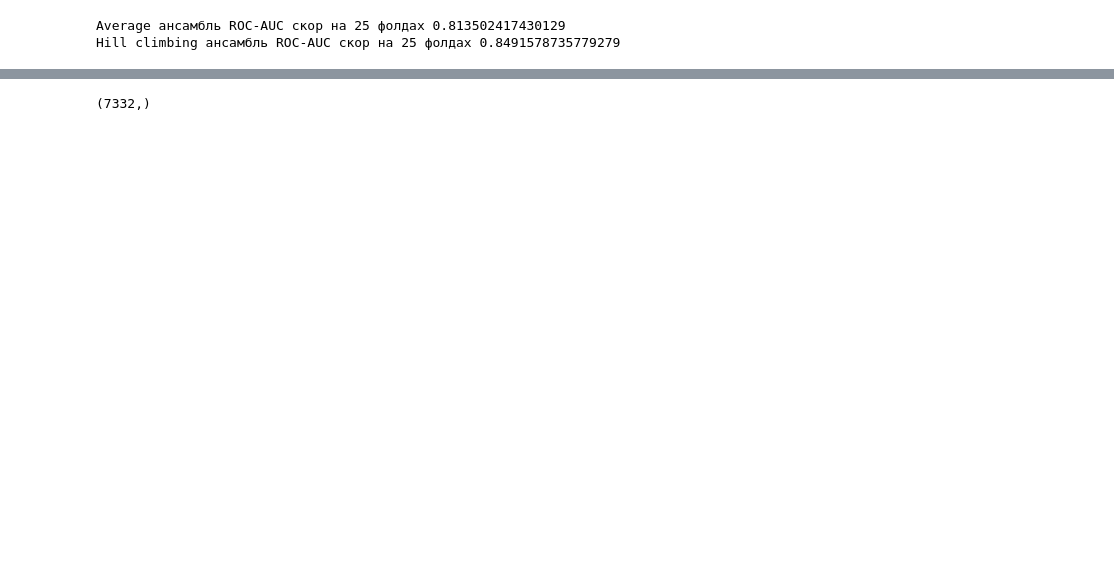
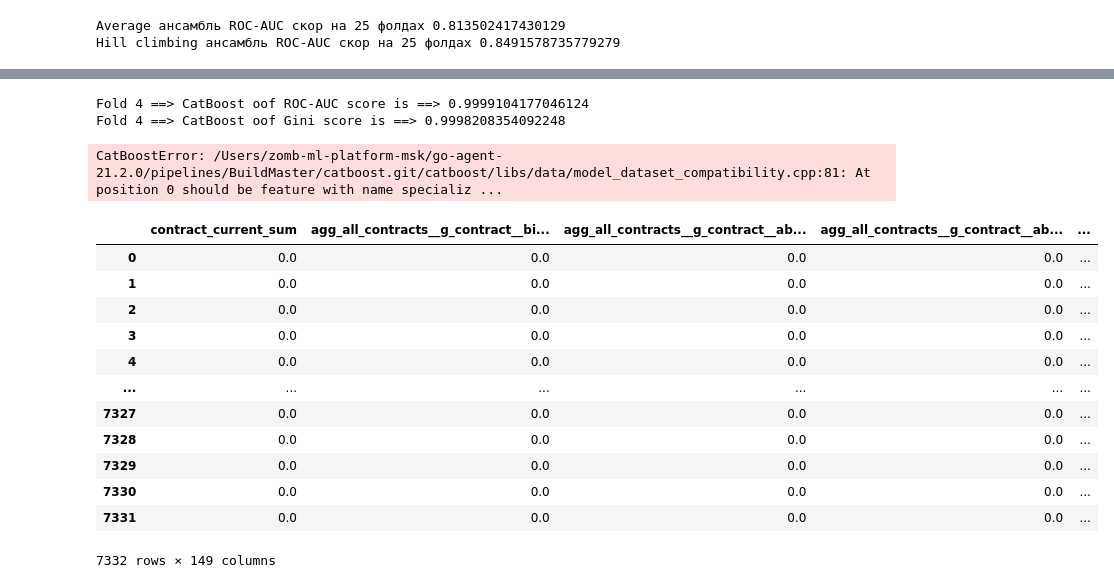
Before and after one commit to Scorpgodwest/contractor_churn_prediction, a Jupyter notebook: research/hill_climbing_ensemble.ipynb, the cells around one changed output, grey strips where cells are left out. Cells and saved outputs as stored; diff of their text form; code cells hidden in the pictures; blank space fills up the shorter version.

```diff
--- a/research/hill_climbing_ensemble.ipynb
+++ b/research/hill_climbing_ensemble.ipynb
@@ -450,4 +428,34 @@ print('Hill climbing ансамбль ROC-AUC скор на 25 фолдах', np
 # %% [output]
 Average ансамбль ROC-AUC скор на 25 фолдах 0.813502417430129
 Hill climbing ансамбль ROC-AUC скор на 25 фолдах 0.8491578735779279
+# %%
+RF_pred_train = Cat_md.predict_proba(X)[:, 1]
+ET_pred_train = Cat_md.predict_proba(X)[:, 1]
+hist_pred_train = Cat_md.predict_proba(X)[:, 1]
+lgb_pred_train = Cat_md.predict_proba(X)[:, 1]
+xgb_pred_train = Cat_md.predict_proba(X)[:, 1]
+cat_pred_train = Cat_md.predict_proba(X)[:, 1]
+ens_preds_train = (RF_pred_train + ET_pred_train + hist_pred_train + lgb_pred_train + xgb_pred_train + cat_pred_train) / 6
+# %%
+X_prob = pd.read_csv('../data/train_X.csv').fillna(0)
+
+def process_diff(X, score, for_train=True, prob_diff_cols=None):
+    X_prob = X.copy()
+    X_prob['score'] = score
+
+    X_prob['report_date'] = pd.to_datetime(X_prob['report_date'])
+    X_prob_sorted = X_prob.sort_values(by=['contract_id', 'report_date'])
+    X_prob_sorted = X_prob.drop(['report_date', 'contract_date'], axis=1)
+    X_prob_diff = X_prob_sorted.groupby('contract_id').transform(lambda x: x.diff())
+    X_prob_diff['score_orig'] = score
+    X_prob_diff = X_prob_diff.fillna(0)
+    if for_train:
+        X_prob_diff = X_prob_diff.loc[:, (X_prob_diff != 0).any(axis=0)]
+    else:
+        X_prob_diff = X_prob_diff[prob_diff_cols]
+
+    # X_prob_with_diff = pd.concat([X_prob_sorted, X_prob_diff.add_suffix('_diff')], axis=1)
+    return X_prob_diff, X_prob_diff.columns.tolist()
+
+X_prob_diff, prob_diff_cols = process_diff(X_prob, ens_preds_train, for_train=True)
 # %%
@@ -456,9 +511,47 @@ ens_preds_test_hill = pd.DataFrame(hill_ens_preds).apply(np.mean, axis = 0)
 # %%
-ens_preds_test.shape
+cat_diff_final = CatBoostClassifier(
+        loss_function='Logloss',
+        iterations=500,
+        depth=best_params_cat['depth'],
+        learning_rate=best_params_cat['learning_rate'],
+        l2_leaf_reg=best_params_cat['l2_leaf_reg'],
+        bagging_temperature=best_params_cat['bagging_temperature'],
+        border_count=best_params_cat['border_count'],
+        random_strength=best_params_cat['random_strength'],
+        verbose=False,
+        random_seed=42,
+        task_type='CPU'
+    ).fit(X_prob_diff, Y)
+cat_diff_pred_train = cat_diff_final.predict_proba(X_prob_diff)[:, 1]
+print('Fold', i, '==> CatBoost oof ROC-AUC score is ==>', roc_auc_score(Y, cat_diff_pred_train))
+print('Fold', i, '==> CatBoost oof Gini score is ==>', gini_coefficient(Y, cat_diff_pred_train))
 # %% [output]
-(7332,)
+Fold 4 ==> CatBoost oof ROC-AUC score is ==> 0.9999104177046124
+Fold 4 ==> CatBoost oof Gini score is ==> 0.9998208354092248
 # %%
+ens_preds_test_average = pd.DataFrame(ens_preds).apply(np.mean, axis = 0)
+ens_preds_test_hill = pd.DataFrame(hill_ens_preds).apply(np.mean, axis = 0)
+
 submit = pd.read_csv('../data/test1_X.csv').fillna(0)[['contract_id', 'report_date']]
-submit['score'] = ens_preds_test
+submit['score'] = ens_preds_test_hill
 # %%
-submit.to_csv('../submissions/hill_climbin_submission.csv', index=False)
+test_cv_diff, test_cv_diff_cols = process_diff(pd.read_csv('../data/test1_X.csv').fillna(0), submit['score'], for_train=False, prob_diff_cols=prob_diff_cols)
+cat_diff_score = cat_diff.predict_proba(test_cv_diff)[:, 1]
+# %% [output]
+CatBoostError: /Users/zomb-ml-platform-msk/go-agent-21.2.0/pipelines/BuildMaster/catboost.git/catboost/libs/data/model_dataset_compatibility.cpp:81: At position 0 should be feature with name specializ ...
+# %%
+test_cv_diff
+# %% [output]
+|  | contract_current_sum | agg_all_contracts__g_contract__bi... | agg_all_contracts__g_contract__ab... | agg_all_contracts__g_contract__ab... | ... |
+| 0 | 0.0 | 0.0 | 0.0 | 0.0 | ... |
+| 1 | 0.0 | 0.0 | 0.0 | 0.0 | ... |
+| 2 | 0.0 | 0.0 | 0.0 | 0.0 | ... |
+| 3 | 0.0 | 0.0 | 0.0 | 0.0 | ... |
+| 4 | 0.0 | 0.0 | 0.0 | 0.0 | ... |
+| ... | ... | ... | ... | ... | ... |
+| 7327 | 0.0 | 0.0 | 0.0 | 0.0 | ... |
+| 7328 | 0.0 | 0.0 | 0.0 | 0.0 | ... |
+| 7329 | 0.0 | 0.0 | 0.0 | 0.0 | ... |
+| 7330 | 0.0 | 0.0 | 0.0 | 0.0 | ... |
+| 7331 | 0.0 | 0.0 | 0.0 | 0.0 | ... |
+7332 rows × 149 columns
```
Also changed, not shown: parts of 5 cells of this notebook, 7 other files.
